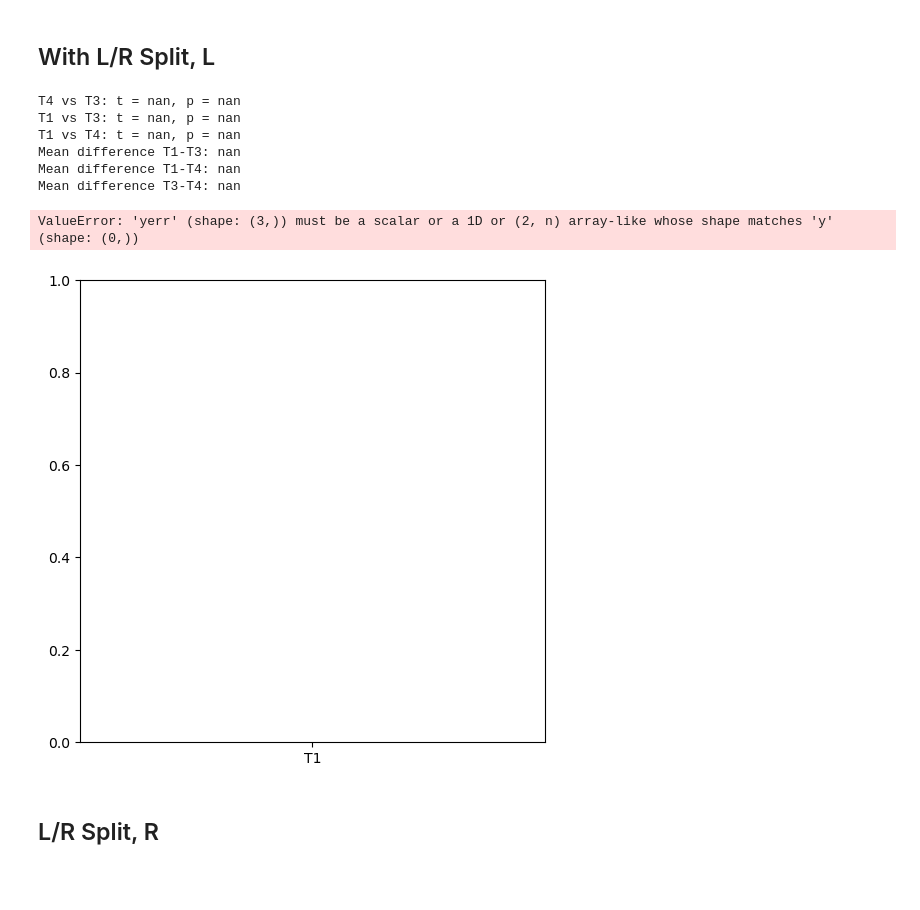
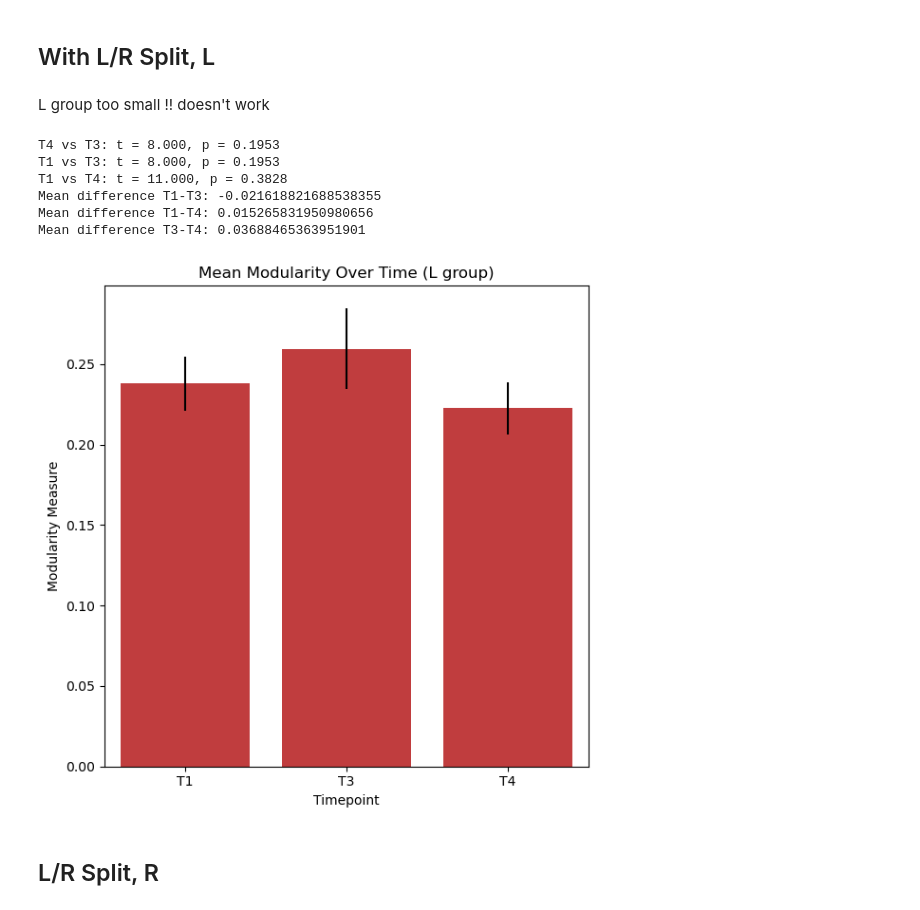
Before and after one commit to maylismlr/uphummel_MA4, a Jupyter notebook: longitudinal_anal.ipynb, the cells around one changed output. Saved outputs shown, nothing was run; the diff lists cells and outputs as text; code cells hidden in the pictures; blank space fills up the shorter version.

```diff
--- a/longitudinal_anal.ipynb
+++ b/longitudinal_anal.ipynb
@@ -687,7 +683,7 @@ results = functions.compute_symmetry_from_fc_df(
     region_to_yeo=region_to_yeo,
     region_to_hemi=region_to_hemi
 )
-merged_results = results.pivot(index='subject_id', columns='timepoint', values='hemispheric_symmetry')
+merged_results = results.pivot(index='subject_id', columns=['timepoint'], values='hemispheric_symmetry')
 merged_results.columns.name = None  # This removes the 'timepoint' label
 merged_results = merged_results.dropna().reset_index()
 # %%
@@ -773,5 +764,7 @@ plt.show()
 [figure]
 # %% [markdown]
 ## With L/R Split
+# %%
+df_L, df_R = functions.split_by_lesion_side(t1_t3_t4_matched)
 # %% [markdown]
 ### R
@@ -929,3 +943,35 @@ T4 vs T3: t = 18.000, p = 1.0000
 Mean difference T1-T3: 0.2481768725156154
 Mean difference T1-T4: 0.14508425716098983
 Mean difference T3-T4: -0.1030926153546256
+# %%
+# Ensure data is aligned and drop NaNs
+sym_df_L = pd.concat([df_T1['T1'], df_T3['T3'], df_T4['T4']], axis=1)
+sym_df_L.columns = ['T1', 'T3', 'T4']
+sym_df_R = sym_df_R.dropna()
+
+# Mean and standard error
+means = sym_df_R.mean()
+errors = sym_df_R.std(ddof=1) / np.sqrt(sym_df_R.shape[0])
+
+# Plotting
+plt.figure(figsize=(6, 6))
+ax = sns.barplot(x=means.index, y=means.values, yerr=errors.values, capsize=0.2, color=color)
+plt.title('Mean Hemispheric Symmetry Over Time')
+plt.ylabel('Symmetry Measure')
+plt.xlabel('Timepoint')
+
+# Pairwise comparisons
+comparisons = [('T1', 'T3'), ('T1', 'T4'), ('T3', 'T4')]
+positions = [(0, 1), (0, 2), (1, 2)]
+height_offset = 0.02
+max_y = max(means.values + errors.values)
+
+for (t1, t2), (i, j) in zip(comparisons, positions):
+    stat, p = wilcoxon(sym_df_R[t1], sym_df_R[t2])
+    if p < 0.05:
+        y = max(means[t1] + errors[t1], means[t2] + errors[t2]) + height_offset
+        plt.plot([i, i, j, j], [y, y + 0.005, y + 0.005, y], lw=1.5, color='black')
+        plt.text((i + j) / 2, y + 0.008, '*', ha='center', va='bottom', fontsize=20)
+
+plt.tight_layout()
+plt.show()
@@ -1240,6 +1270,10 @@ plt.show()
 [figure]
 # %% [markdown]
 ## With L/R Split, L
+# %%
+df_L, df_R = functions.split_by_lesion_side(t1_t3_t4_matched)
+# %% [markdown]
+L group too small !! doesn't work
 # %%
 # Start with subject_id as a column, not an index
 modularity_L = df_L[["subject_id"]].copy()
@@ -1248,8 +1282,6 @@ modularity_L = df_L[["subject_id"]].copy()
 for tp in ['T1_matrix', 'T2_matrix', 'T3_matrix', 'T4_matrix']:
     if tp in df_L.columns:
         modularity_L[tp] = df_L[tp].apply(functions.compute_modularity)
-
-from scipy.stats import wilcoxon
 
 # Drop rows with missing values
 t1_t3 = modularity_L[['T1_matrix', 'T3_matrix']].dropna()
@@ -1264,17 +1296,16 @@ print(f"T4 vs T3: t = {t3_t4_stat:.3f}, p = {t3_t4_p:.4f}")
 
 print(f"T1 vs T3: t = {t3_stat:.3f}, p = {t3_p:.4f}")
 print(f"T1 vs T4: t = {t4_stat:.3f}, p = {t4_p:.4f}")
-
 print("Mean difference T1-T3:", (t1_t3['T1_matrix'] - t1_t3['T3_matrix']).mean())
 print("Mean difference T1-T4:", (t1_t4['T1_matrix'] - t1_t4['T4_matrix']).mean())
 print("Mean difference T3-T4:", (t3_t4['T3_matrix'] - t3_t4['T4_matrix']).mean())
 # %% [output]
-T4 vs T3: t = nan, p = nan
-T1 vs T3: t = nan, p = nan
-T1 vs T4: t = nan, p = nan
-Mean difference T1-T3: nan
-Mean difference T1-T4: nan
-Mean difference T3-T4: nan
+T4 vs T3: t = 8.000, p = 0.1953
+T1 vs T3: t = 8.000, p = 0.1953
+T1 vs T4: t = 11.000, p = 0.3828
+Mean difference T1-T3: -0.021618821688538355
+Mean difference T1-T4: 0.015265831950980656
+Mean difference T3-T4: 0.03688465363951901
 # %%
 df_T1 = pd.DataFrame(t1_t3['T1_matrix'])
 df_T3 = pd.DataFrame(t3_t4['T3_matrix'])
@@ -1284,35 +1315,34 @@ df_T4 = pd.DataFrame(t1_t4['T4_matrix'])
 sym_df = pd.concat([df_T1['T1_matrix'], df_T3['T3_matrix'], df_T4['T4_matrix']], axis=1)
 sym_df.columns = ['T1', 'T3', 'T4']
 sym_df = sym_df.dropna()
 
 # Mean and standard error
 means = sym_df.mean()
 errors = sym_df.std(ddof=1) / np.sqrt(sym_df.shape[0])
 color = sns.color_palette("tab10")[3]
 # Plotting
 plt.figure(figsize=(6, 6))
 ax = sns.barplot(x=means.index, y=means.values, yerr=errors.values, capsize=0.2, color=color)
-plt.title('Mean Modularity Over Time')
+plt.title('Mean Modularity Over Time (L group)')
 plt.ylabel('Modularity Measure')
 plt.xlabel('Timepoint')
 
 # Pairwise comparisons
 comparisons = [('T1', 'T3'), ('T1', 'T4'), ('T3', 'T4')]
 positions = [(0, 1), (0, 2), (1, 2)]
 height_offset = 0.02
 max_y = max(means.values + errors.values)
 
 for (t1, t2), (i, j) in zip(comparisons, positions):
     stat, p = wilcoxon(sym_df[t1], sym_df[t2])
     if p < 0.05:
         y = max(means[t1] + errors[t1], means[t2] + errors[t2]) + height_offset
         plt.plot([i, i, j, j], [y, y + 0.005, y + 0.005, y], lw=1.5, color='black')
         plt.text((i + j) / 2, y + 0.008, '*', ha='center', va='bottom', fontsize=20)
 
 plt.tight_layout()
 plt.show()
 # %% [output]
-ValueError: 'yerr' (shape: (3,)) must be a scalar or a 1D or (2, n) array-like whose shape matches 'y' (shape: (0,))
-[figure, old version]
+[figure, new version]
 # %% [markdown]
 ## L/R Split, R
```
Also changed, not shown: parts of 19 cells of this notebook, 21 other files.
